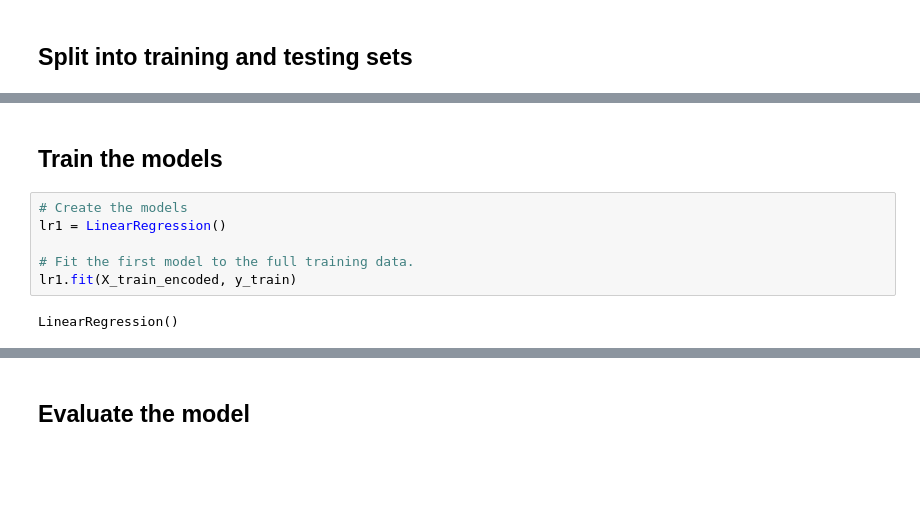
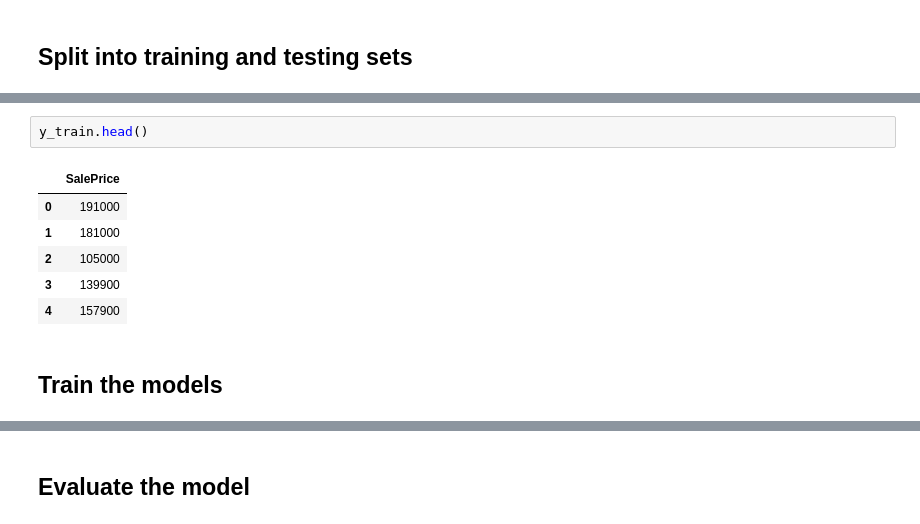
Before and after one commit to ThomasClemons/house_hunters, a Jupyter notebook: Vineet's notebook.ipynb, the cells around one changed output, grey strips where cells are left out. Cells and saved outputs as stored; diff of their text form; blank space fills up the shorter version.

```diff
--- a/Vineet's notebook.ipynb
+++ b/Vineet's notebook.ipynb
@@ -194,10 +47,11 @@ print(X_test_encoded.head())
+# %%
+y_train.head()
+# %% [output]
+|  | SalePrice |
+| 0 | 191000 |
+| 1 | 181000 |
+| 2 | 105000 |
+| 3 | 139900 |
+| 4 | 157900 |
 # %% [markdown]
 ## Train the models
-# %%
-# Create the models
-lr1 = LinearRegression()
-
-# Fit the first model to the full training data.
-lr1.fit(X_train_encoded, y_train)
-# %% [output]
-LinearRegression()
```
Also changed, not shown: parts of 37 cells of this notebook, 1 other file.
